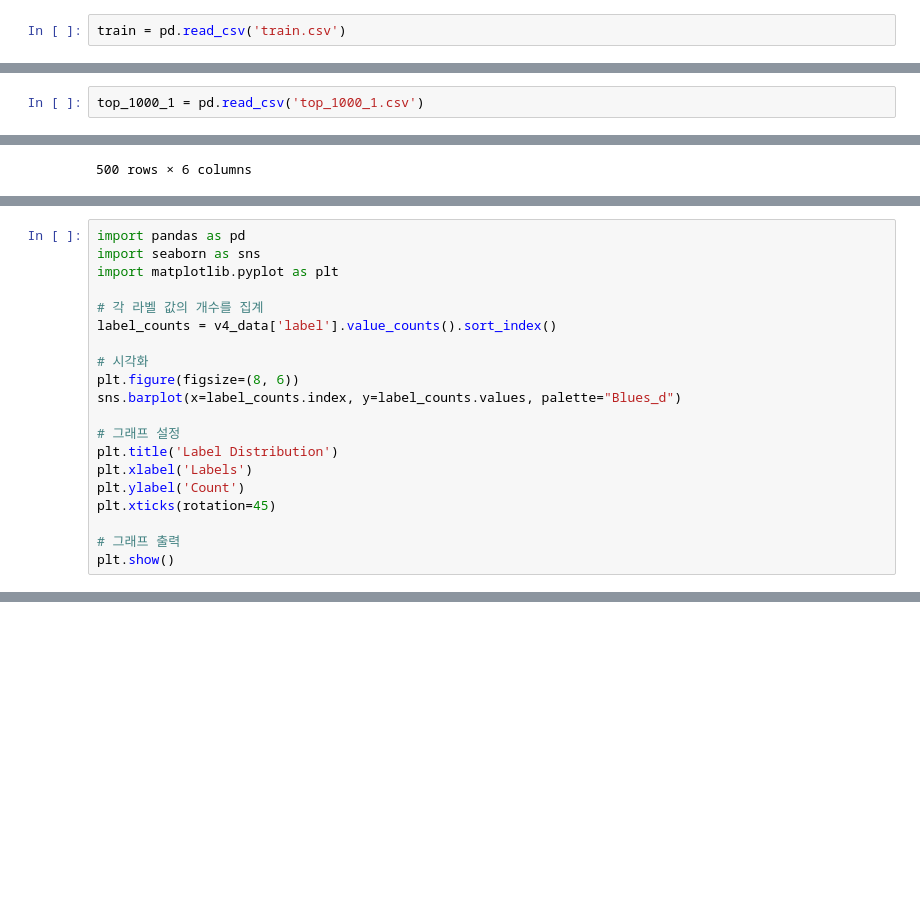
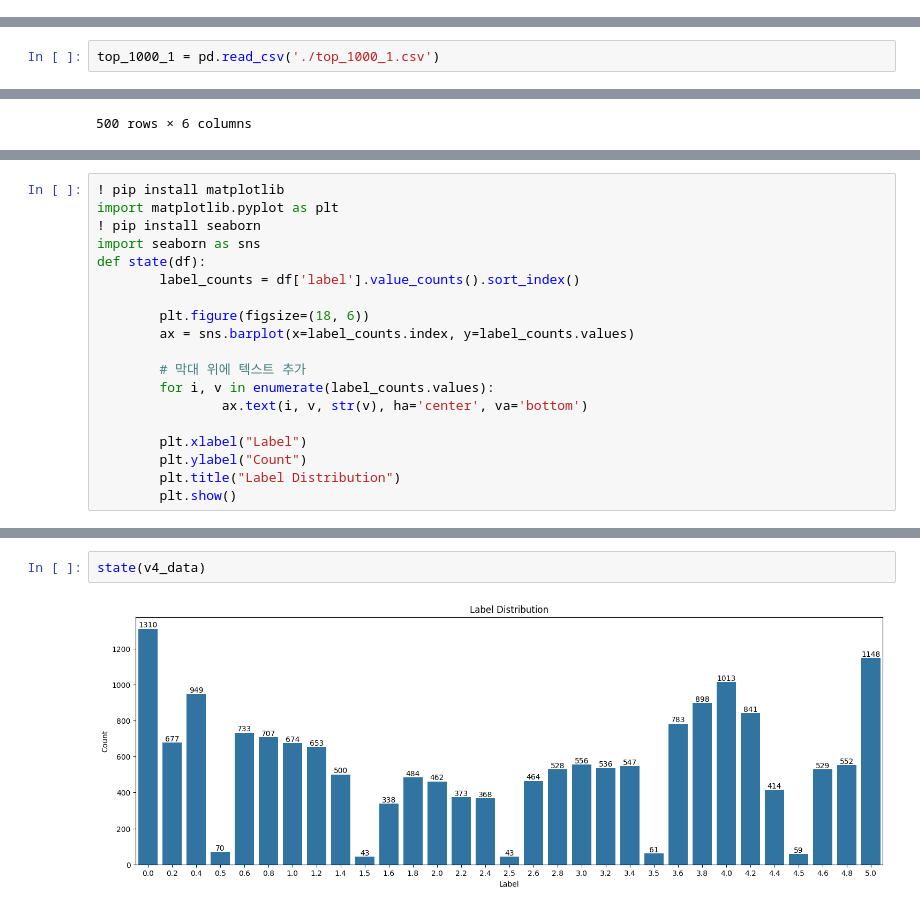
Before and after one commit to gunny97/nlp-8-toy, a Jupyter notebook: preprocessing/v4_augmentation_spellcheck.ipynb, the cells around one changed output, grey strips where cells are left out. Cells and saved outputs as stored; diff of their text form; blank space fills up the shorter version.

```diff
--- a/preprocessing/v4_augmentation_spellcheck.ipynb
+++ b/preprocessing/v4_augmentation_spellcheck.ipynb
@@ -351,5 +376,3 @@ auged
-# %%
-train = pd.read_csv('train.csv')
 # %%
 filtered_df = train[((train['label'] > 0.0) & (train['label'] <= 4.4))]
 filtered_df
@@ -415,3 +438,3 @@ augandswap.to_csv('augandswap.csv')
 # %%
-top_1000_1 = pd.read_csv('top_1000_1.csv')
+top_1000_1 = pd.read_csv('./top_1000_1.csv')
 # %%
@@ -713,20 +579,0 @@ plt.show()
-# %%
-import pandas as pd
-import seaborn as sns
-import matplotlib.pyplot as plt
-
-# 각 라벨 값의 개수를 집계
-label_counts = v4_data['label'].value_counts().sort_index()
-
-# 시각화
-plt.figure(figsize=(8, 6))
-sns.barplot(x=label_counts.index, y=label_counts.values, palette="Blues_d")
-
-# 그래프 설정
-plt.title('Label Distribution')
-plt.xlabel('Labels')
-plt.ylabel('Count')
-plt.xticks(rotation=45)
-
-# 그래프 출력
-plt.show()
@@ -759,0 +596,19 @@ len(v4_data[v4_data['label']==0.0])
+# %%
+! pip install matplotlib
+import matplotlib.pyplot as plt
+! pip install seaborn
+import seaborn as sns
+def state(df):
+        label_counts = df['label'].value_counts().sort_index()
+
+        plt.figure(figsize=(18, 6))
+        ax = sns.barplot(x=label_counts.index, y=label_counts.values)
+
+        # 막대 위에 텍스트 추가
+        for i, v in enumerate(label_counts.values):
+                ax.text(i, v, str(v), ha='center', va='bottom')
+
+        plt.xlabel("Label")
+        plt.ylabel("Count")
+        plt.title("Label Distribution")
+        plt.show()
@@ -759,0 +656,4 @@ len(v4_data[v4_data['label']==0.0])
+# %%
+state(v4_data)
+# %% [output]
+[figure, added]
```
Also changed, not shown: parts of 53 cells of this notebook.
